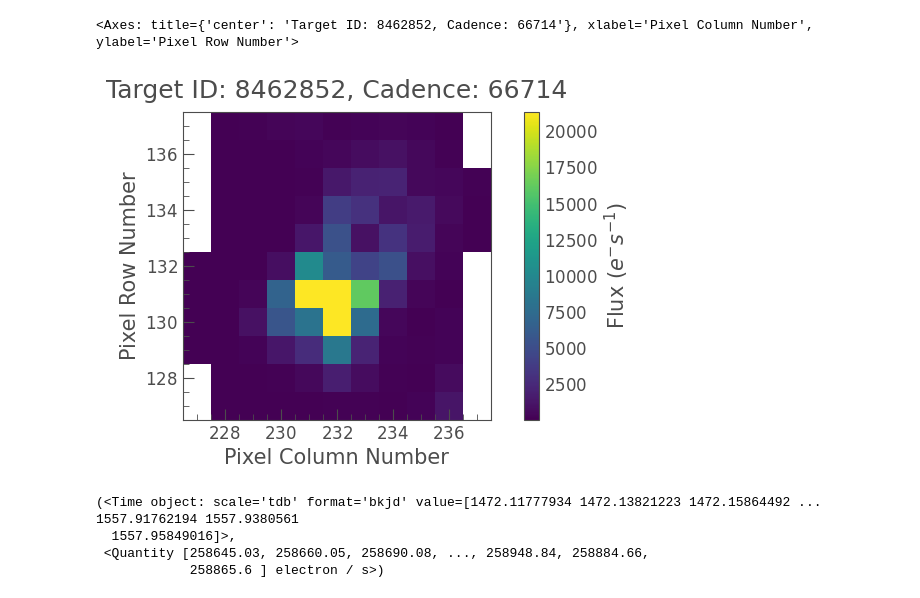
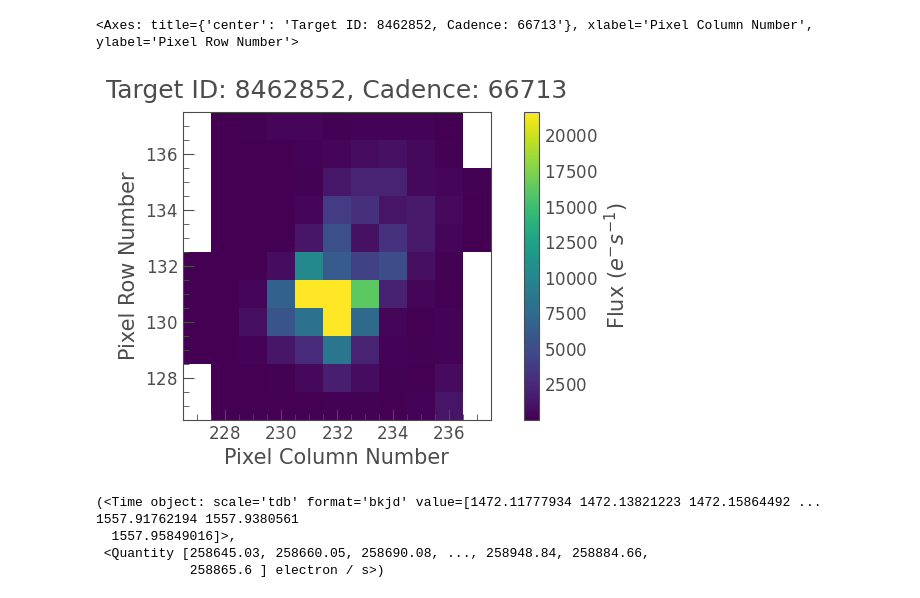
Before and after one commit to Alex-dev7/lightkurve_practice, a Jupyter notebook: lightkurve_practice.ipynb, the cells around one changed output. Saved outputs shown, nothing was run; the diff lists cells and outputs as text; code cells hidden in the pictures.

```diff
--- a/lightkurve_practice.ipynb
+++ b/lightkurve_practice.ipynb
@@ -3,10 +3,10 @@ from lightkurve import search_targetpixelfile
 import matplotlib.pyplot as plt
 pixelfile = search_targetpixelfile("KIC 8462852", quarter=16).download()
 # %%
-pixelfile.plot(frame=1)
+pixelfile.plot()
 # %% [output]
-<Axes: title={'center': 'Target ID: 8462852, Cadence: 66714'}, xlabel='Pixel Column Number', ylabel='Pixel Row Number'>
+<Axes: title={'center': 'Target ID: 8462852, Cadence: 66713'}, xlabel='Pixel Column Number', ylabel='Pixel Row Number'>
-[figure, old version]
+[figure, new version]
 # %%
 lc = pixelfile.to_lightcurve(aperture_mask='all')
 # %%
```
Also changed, not shown: parts of 2 cells of this notebook, 3 other files.
